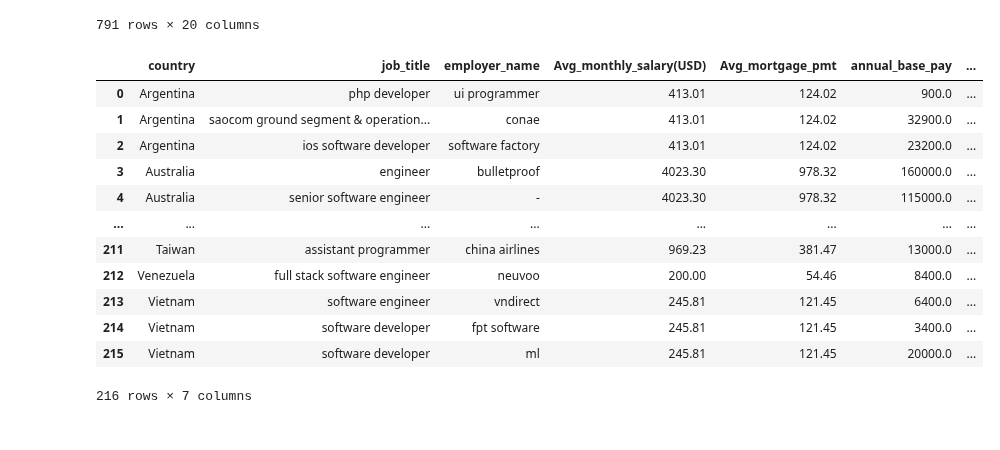
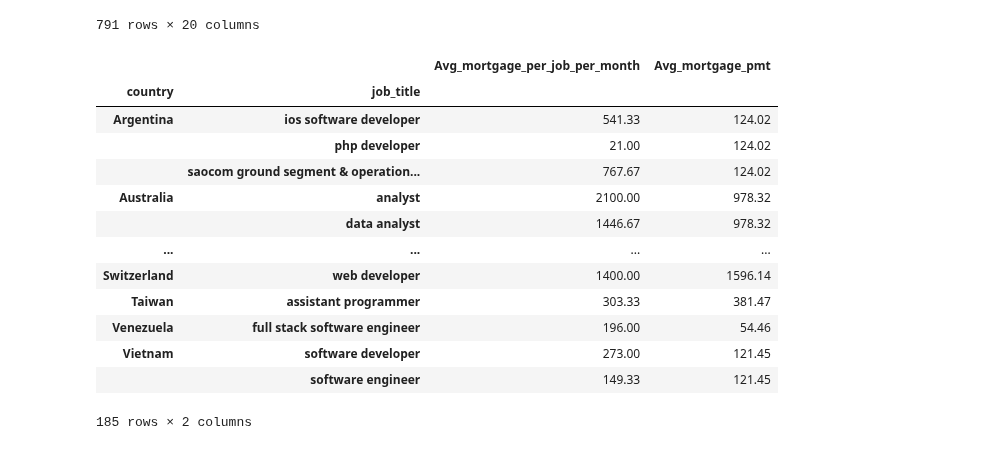
Before and after one commit to Reed-Carter/Global-Cost-of-Living, a Jupyter notebook: chloe.ipynb, the cells around one changed output. Saved outputs shown, nothing was run; the diff lists cells and outputs as text; code cells hidden in the pictures.

```diff
--- a/chloe.ipynb
+++ b/chloe.ipynb
@@ -165,34 +165,38 @@ Index(['index', 'salary_id', 'employer_name', 'location_name',
 # %%
 #read code.csv
 code_df = pd.read_csv('./data/codes.csv', header=0)
 
 code_df.head()
 
 #rename alpha-2 CODE
 code_df.rename(columns={'Alpha-2 code':'location_country'}, inplace=True)
 
 #remove double quotation mark in a string in location_country, and code columns
 code_df['location_country'] = code_df['location_country'].apply(lambda x: eval(x))
 code_df['CODE'] = code_df['CODE'].apply(lambda x: eval(x))
 
 
 #merge tech-salaries and code df
 tech_code = tech_salaries_df.merge(code_df, on="location_country").drop(columns=['Latitude (average)', 'Longitude (average)'])
 
 #merge tech_code and morgage_geo:
 mortgage_tech = mortgage_geo.merge(tech_code, on='country')
-mortgage_tech[['country','job_title', 'employer_name', 'Avg_monthly_salary(USD)','Avg_mortgage_pmt','annual_base_pay', 'Avg_mortgage_per_job_per_month',]]
+mortgage_tech[['country','job_title_category', 'employer_name', 'Avg_monthly_salary(USD)','Avg_mortgage_pmt','annual_base_pay', 'Avg_mortgage_per_job_per_month',]]
+
+mortgage_tech_group = mortgage_tech.groupby(by=['country', 'job_title'])[['Avg_mortgage_per_job_per_month', 'Avg_mortgage_pmt']].mean()
+mortgage_tech_group
 # %% [output]
-|  | country | job_title | employer_name | Avg_monthly_salary(USD) | Avg_mortgage_pmt | annual_base_pay | ... |
-| 0 | Argentina | php developer | ui programmer | 413.01 | 124.02 | 900.0 | ... |
-| 1 | Argentina | saocom ground segment & operation... | conae | 413.01 | 124.02 | 32900.0 | ... |
-| 2 | Argentina | ios software developer | software factory | 413.01 | 124.02 | 23200.0 | ... |
-| 3 | Australia | engineer | bulletproof | 4023.30 | 978.32 | 160000.0 | ... |
-| 4 | Australia | senior software engineer | - | 4023.30 | 978.32 | 115000.0 | ... |
-| ... | ... | ... | ... | ... | ... | ... | ... |
-| 211 | Taiwan | assistant programmer | china airlines | 969.23 | 381.47 | 13000.0 | ... |
-| 212 | Venezuela | full stack software engineer | neuvoo | 200.00 | 54.46 | 8400.0 | ... |
-| 213 | Vietnam | software engineer | vndirect | 245.81 | 121.45 | 6400.0 | ... |
-| 214 | Vietnam | software developer | fpt software | 245.81 | 121.45 | 3400.0 | ... |
-| 215 | Vietnam | software developer | ml | 245.81 | 121.45 | 20000.0 | ... |
+|  |  | Avg_mortgage_per_job_per_month | Avg_mortgage_pmt |
+| country | job_title |  |  |
+| Argentina | ios software developer | 541.33 | 124.02 |
+|  | php developer | 21.00 | 124.02 |
+|  | saocom ground segment & operation... | 767.67 | 124.02 |
+| Australia | analyst | 2100.00 | 978.32 |
+|  | data analyst | 1446.67 | 978.32 |
+| ... | ... | ... | ... |
+| Switzerland | web developer | 1400.00 | 1596.14 |
+| Taiwan | assistant programmer | 303.33 | 381.47 |
+| Venezuela | full stack software engineer | 196.00 | 54.46 |
+| Vietnam | software developer | 273.00 | 121.45 |
+|  | software engineer | 149.33 | 121.45 |
-216 rows × 7 columns
+185 rows × 2 columns
```
Also changed, not shown: parts of 1 cell of this notebook.
